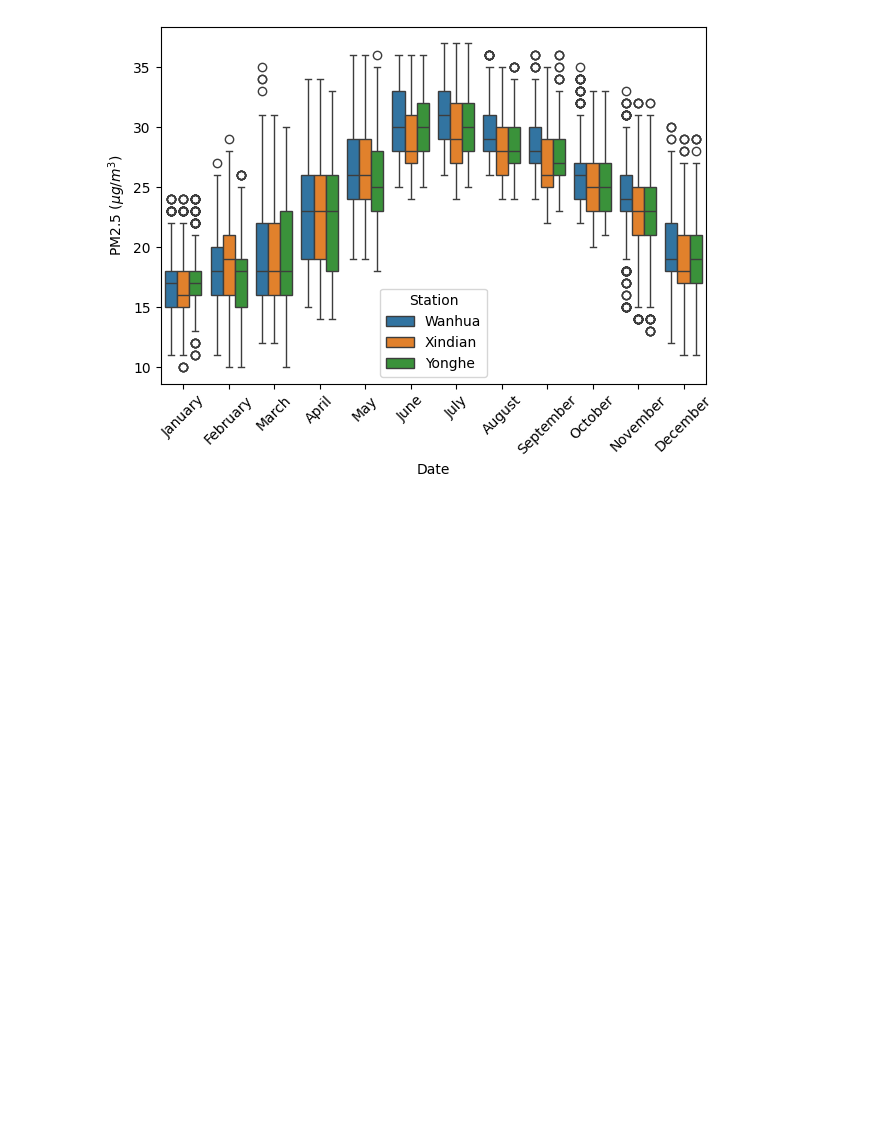
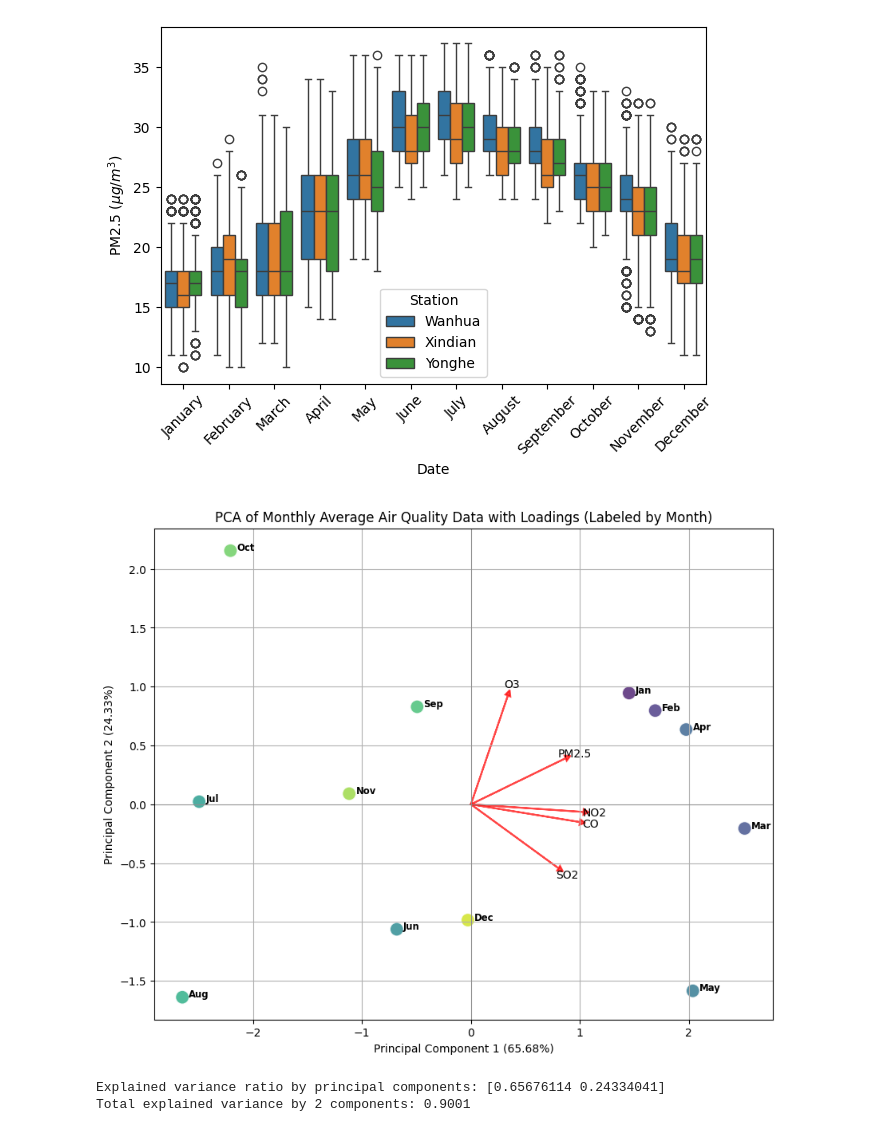
Before and after one commit to AsetMuratuly/aq_workshop, a Jupyter notebook: aq_workshop.ipynb, the cells around one changed output. Drawn from its saved outputs; the diff is of its cells as text; code cells hidden in the pictures; blank space fills up the shorter version.

```diff
--- a/aq_workshop.ipynb
+++ b/aq_workshop.ipynb
@@ -114,3 +242,72 @@ plt.tight_layout()
 plt.show()
 # %% [output]
 [figure]
+# %%
+from sklearn.decomposition import PCA
+from sklearn.preprocessing import StandardScaler
+
+# Aggregate data by month
+monthly_data = data.groupby(data['time'].dt.to_period('M'))[value_columns].mean().reset_index()
+monthly_data['month_name'] = monthly_data['time'].dt.strftime('%b')
+
+# Select numerical columns for PCA
+pca_columns = ['SO2', 'CO', 'O3', 'PM2.5', 'NO2']
+
+# Scale the data
+scaler = StandardScaler()
+scaled_monthly_data = scaler.fit_transform(monthly_data[pca_columns])
+
+# Apply PCA
+pca = PCA(n_components=2)
+principal_components = pca.fit_transform(scaled_monthly_data)
+
+# Create a DataFrame for the principal components
+pca_df = pd.DataFrame(data = principal_components, columns = ['principal component 1', 'principal component 2'])
+
+# Add month name for labeling
+pca_df['month_name'] = monthly_data['month_name'].reset_index(drop=True)
+
+# Calculate loadings for plotting arrows
+loadings = pca.components_.T * np.sqrt(pca.explained_variance_)
+
+# Create the plot
+plt.figure(figsize=(10, 8))
+scatter = sns.scatterplot(
+    data=pca_df,
+    x='principal component 1',
+    y='principal component 2',
+    hue='month_name',
+    legend=False,
+    palette='viridis',
+    s=150,
+    alpha=0.8
+)
+
+# Add month names as text labels next to each point
+for i, row in pca_df.iterrows():
+    plt.text(row['principal component 1'] + 0.06, row['principal component 2'],
+             row['month_name'],
+             horizontalalignment='left', size='small', color='black', weight='semibold')
+
+
+# Plot loadings as arrows
+for i, feature in enumerate(pca_columns):
+    plt.arrow(0, 0, loadings[i, 0], loadings[i, 1],
+              color='r', alpha=0.7, head_width=0.05, head_length=0.05, linewidth=1.5)
+    plt.text(loadings[i, 0] * 1.1, loadings[i, 1] * 1.1,
+             feature, color='black', ha='center', va='center', fontsize=10)
+
+plt.title('PCA of Monthly Average Air Quality Data with Loadings (Labeled by Month)')
+plt.xlabel(f'Principal Component 1 ({pca.explained_variance_ratio_[0]*100:.2f}%)')
+plt.ylabel(f'Principal Component 2 ({pca.explained_variance_ratio_[1]*100:.2f}%)')
+plt.grid(True)
+plt.axhline(0, color='grey', linewidth=0.5)
+plt.axvline(0, color='grey', linewidth=0.5)
+plt.show()
+
+print(f"\nExplained variance ratio by principal components: {pca.explained_variance_ratio_}")
+print(f"Total explained variance by 2 components: {pca.explained_variance_ratio_.sum():.4f}")
+# %% [output]
+[figure, added]
+Explained variance ratio by principal components: [0.65676114 0.24334041]
+Total explained variance by 2 components: 0.9001
```
Also changed, not shown: parts of 8 cells of this notebook.
